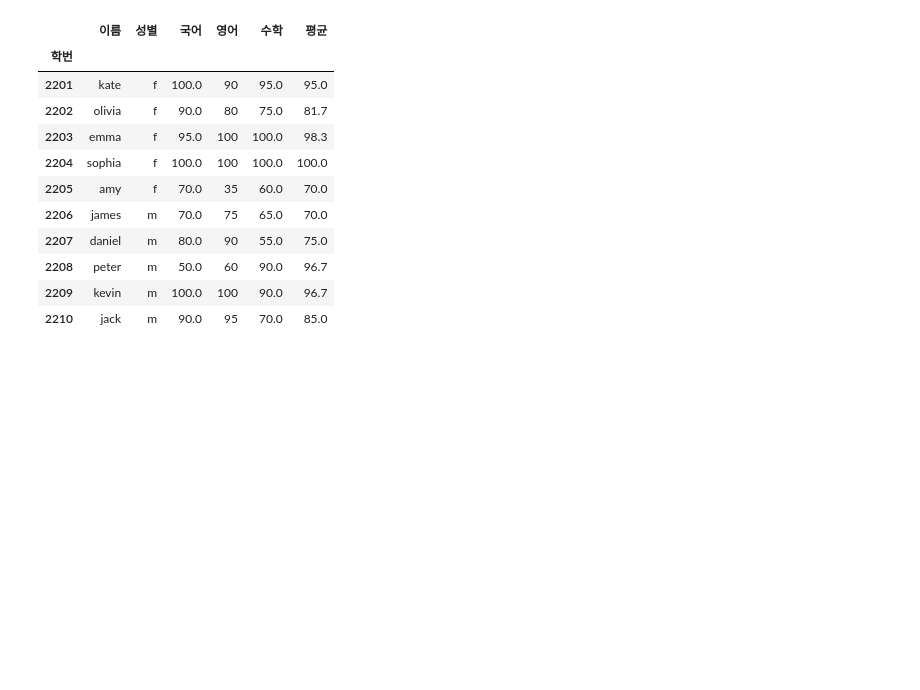
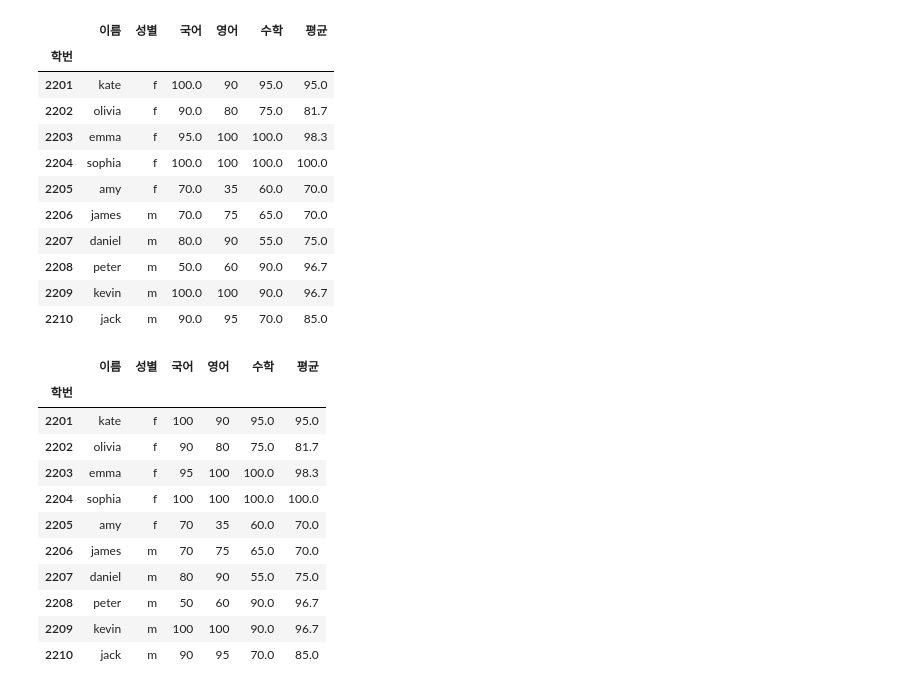
Before and after one commit to ChoongyeolKim/20260616, a Jupyter notebook: src/pandas-exercise.ipynb, the cells around one changed output. Saved outputs shown, nothing was run; the diff lists cells and outputs as text; code cells hidden in the pictures; blank space fills up the shorter version.

```diff
--- a/src/pandas-exercise.ipynb
+++ b/src/pandas-exercise.ipynb
@@ -590,3 +590,18 @@ scores.bfill()
 | 2208 | peter | m | 50.0 | 60 | 90.0 | 96.7 |
 | 2209 | kevin | m | 100.0 | 100 | 90.0 | 96.7 |
 | 2210 | jack | m | 90.0 | 95 | 70.0 | 85.0 |
+# %%
+scores.bfill().astype({'국어':'int64'})
+# %% [output]
+|  | 이름 | 성별 | 국어 | 영어 | 수학 | 평균 |
+| 학번 |  |  |  |  |  |  |
+| 2201 | kate | f | 100 | 90 | 95.0 | 95.0 |
+| 2202 | olivia | f | 90 | 80 | 75.0 | 81.7 |
+| 2203 | emma | f | 95 | 100 | 100.0 | 98.3 |
+| 2204 | sophia | f | 100 | 100 | 100.0 | 100.0 |
+| 2205 | amy | f | 70 | 35 | 60.0 | 70.0 |
+| 2206 | james | m | 70 | 75 | 65.0 | 70.0 |
+| 2207 | daniel | m | 80 | 90 | 55.0 | 75.0 |
+| 2208 | peter | m | 50 | 60 | 90.0 | 96.7 |
+| 2209 | kevin | m | 100 | 100 | 90.0 | 96.7 |
+| 2210 | jack | m | 90 | 95 | 70.0 | 85.0 |
```
Also changed, not shown: parts of 5 cells of this notebook.
